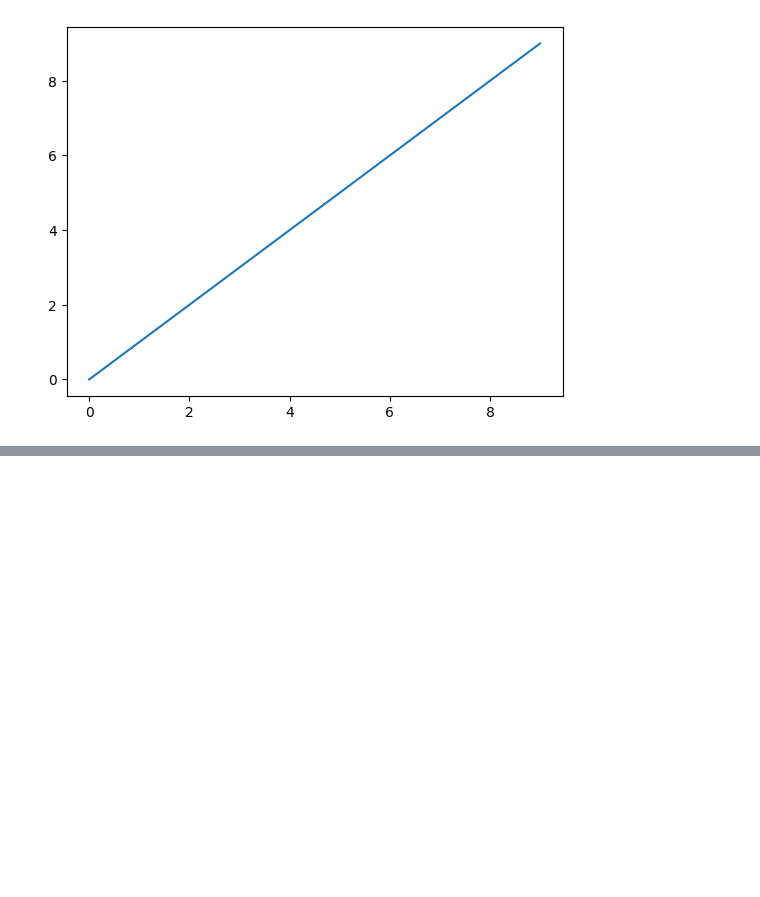
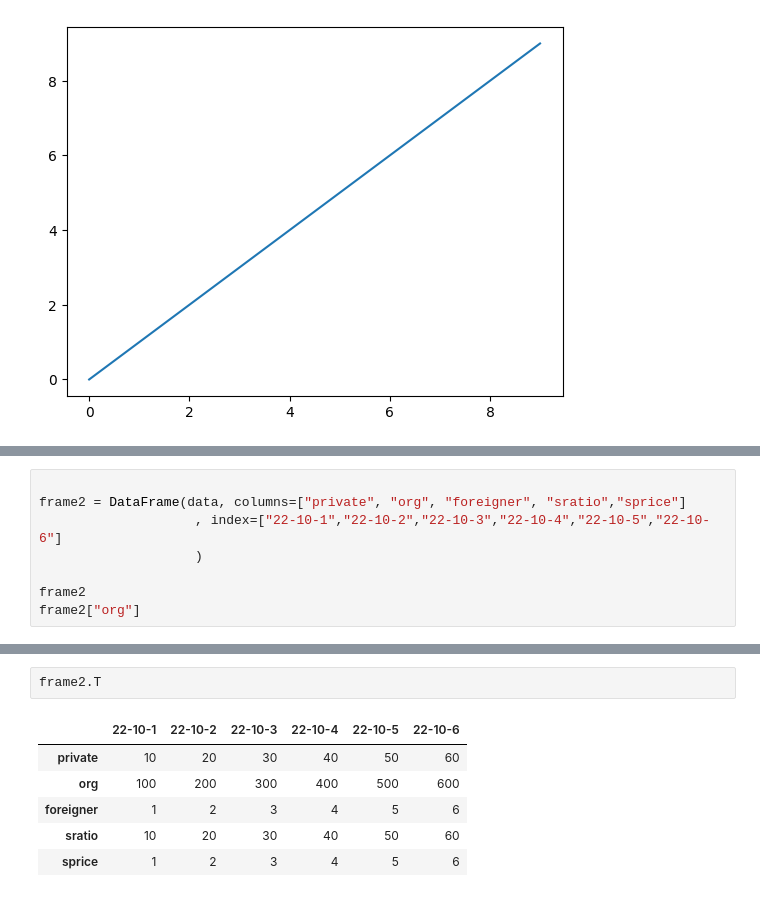
Before and after one commit to rlarltn758/python221005, a Jupyter notebook: DemoPandas.ipynb, the cells around one changed output, grey strips where cells are left out. Saved outputs shown, nothing was run; the diff lists cells and outputs as text; blank space fills up the shorter version.

```diff
--- a/DemoPandas.ipynb
+++ b/DemoPandas.ipynb
@@ -20,0 +54,8 @@ type(multicampus)
+# %%
+
+frame2 = DataFrame(data, columns=["private", "org", "foreigner", "sratio","sprice"]
+                    , index=["22-10-1","22-10-2","22-10-3","22-10-4","22-10-5","22-10-6"]
+                    )
+
+frame2
+frame2["org"]
@@ -20,0 +79,9 @@ type(multicampus)
+# %%
+frame2.T
+# %% [output]
+|  | 22-10-1 | 22-10-2 | 22-10-3 | 22-10-4 | 22-10-5 | 22-10-6 |
+| private | 10 | 20 | 30 | 40 | 50 | 60 |
+| org | 100 | 200 | 300 | 400 | 500 | 600 |
+| foreigner | 1 | 2 | 3 | 4 | 5 | 6 |
+| sratio | 10 | 20 | 30 | 40 | 50 | 60 |
+| sprice | 1 | 2 | 3 | 4 | 5 | 6 |
```
Also changed, not shown: parts of 11 cells of this notebook, 9 other files.
